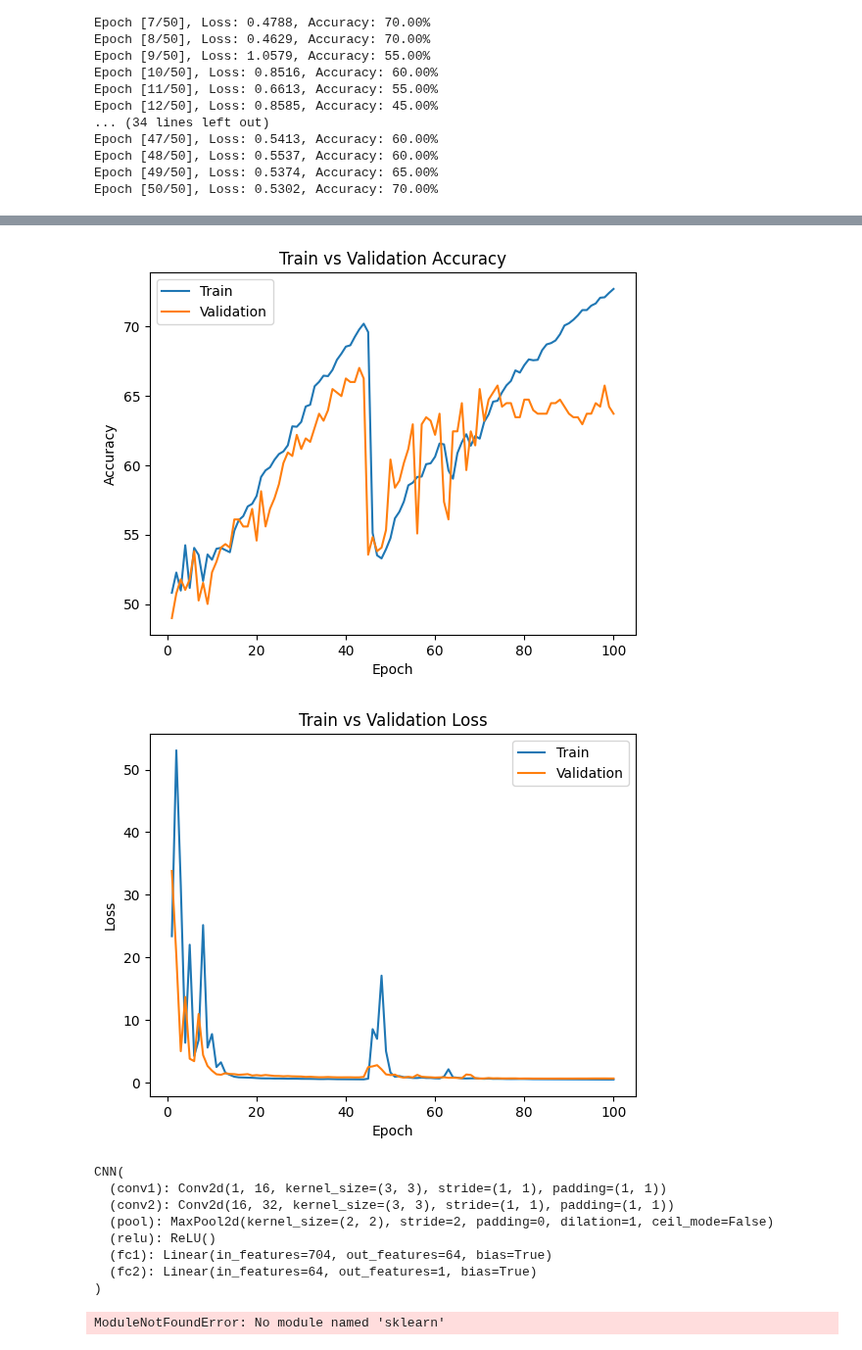
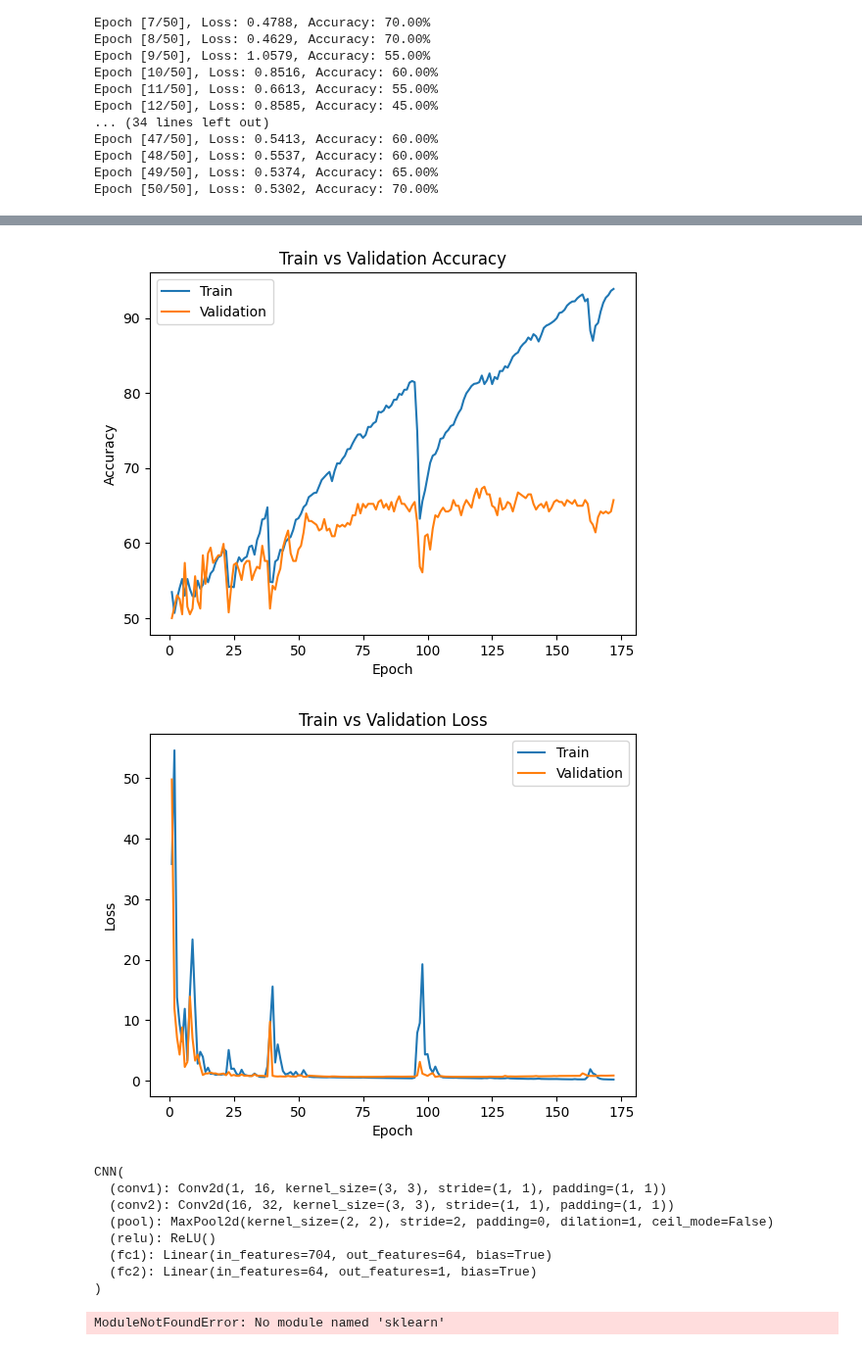
Before and after one commit to antoinevilain001/aps360project, a Jupyter notebook: cnn_w_LTSM.ipynb, the cells around one changed output, grey strips where cells are left out. Shown at 98% size. Saved outputs shown, nothing was run; the diff lists cells and outputs as text; code cells hidden in the pictures.

Commit message:
tried 200 epochs

```diff
--- a/cnn_w_LTSM.ipynb
+++ b/cnn_w_LTSM.ipynb
@@ -274,5 +275,5 @@ def train_and_validate(model, train_loader, val_loader, epochs=100, patience=20)
 # Instantiate and train the CNN
 cnn_model = CNN()
 cnn_model.apply(init_weights)  # Initialize weights
-train_and_validate(cnn_model, train_loader, val_loader, epochs=100)
+train_and_validate(cnn_model, train_loader, val_loader, epochs=200, patience=100)
 # %% [output]
@@ -295,6 +296,6 @@ Val Loss: 0.6850 | Val Accuracy: 63.71%
 Loaded best model with lowest validation loss.
-[figure, old version]
+[figure, new version]
-[figure, old version]
+[figure, new version]
 CNN(
   (conv1): Conv2d(1, 16, kernel_size=(3, 3), stride=(1, 1), padding=(1, 1))
   (conv2): Conv2d(16, 32, kernel_size=(3, 3), stride=(1, 1), padding=(1, 1))
```
Also changed, not shown: parts of 2 cells of this notebook, 2 other files.
